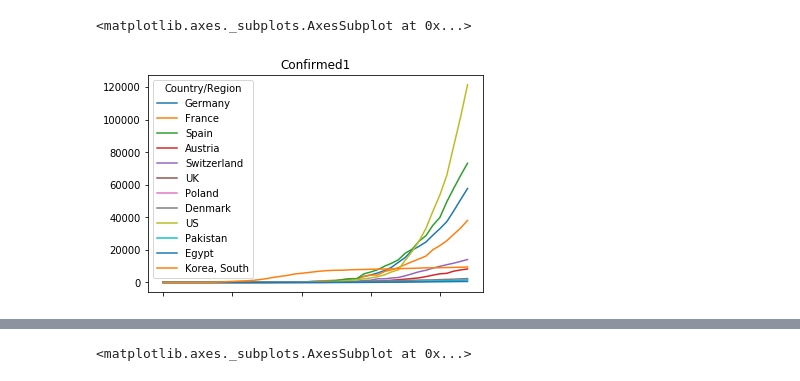
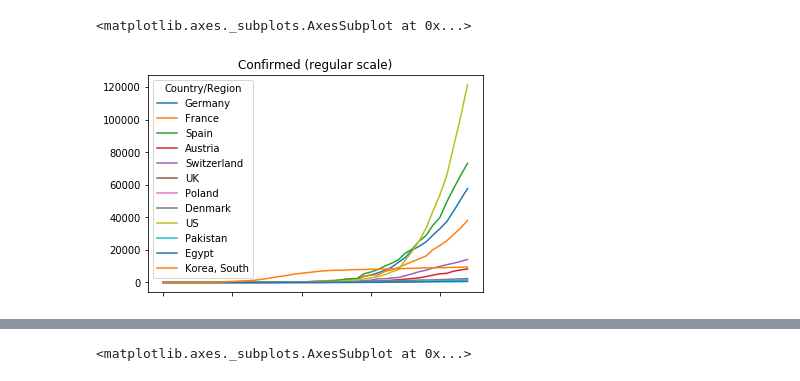
Before and after one commit to HermannBerg/MyCoronAnalysis, a Jupyter notebook: coronanalysis.ipynb, the cells around one changed output, grey strips where cells are left out. Drawn from its saved outputs; the diff is of its cells as text; code cells hidden in the pictures.

Commit message:
29.3.2020 - added log scale

```diff
--- a/coronanalysis.ipynb
+++ b/coronanalysis.ipynb
@@ -32,8 +37,8 @@ cf1 = selection1.transpose().tail(45)
 # %%
-cf1.plot.line(title='Confirmed1')
+cf1.plot.line(title='Confirmed (regular scale)')
 # %% [output]
 <matplotlib.axes._subplots.AxesSubplot at 0x...>
-[figure, old version]
+[figure, new version]
 # %%
 selection2 = confirmed.loc[['Germany','China','Italy','US','Spain','Iran','France','UK','Korea, South','Taiwan*','India','Pakistan']]
 cf2 = selection2.transpose().tail(20)
```
Also changed, not shown: parts of 3 cells of this notebook.
